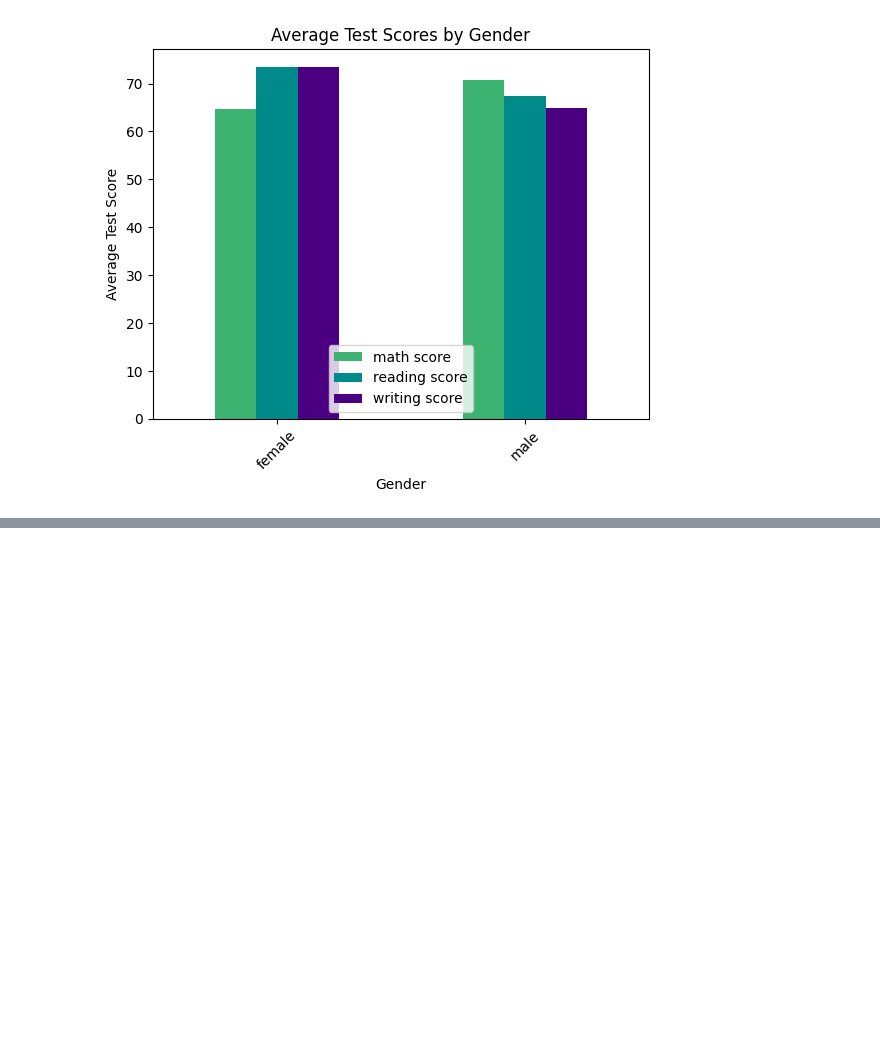
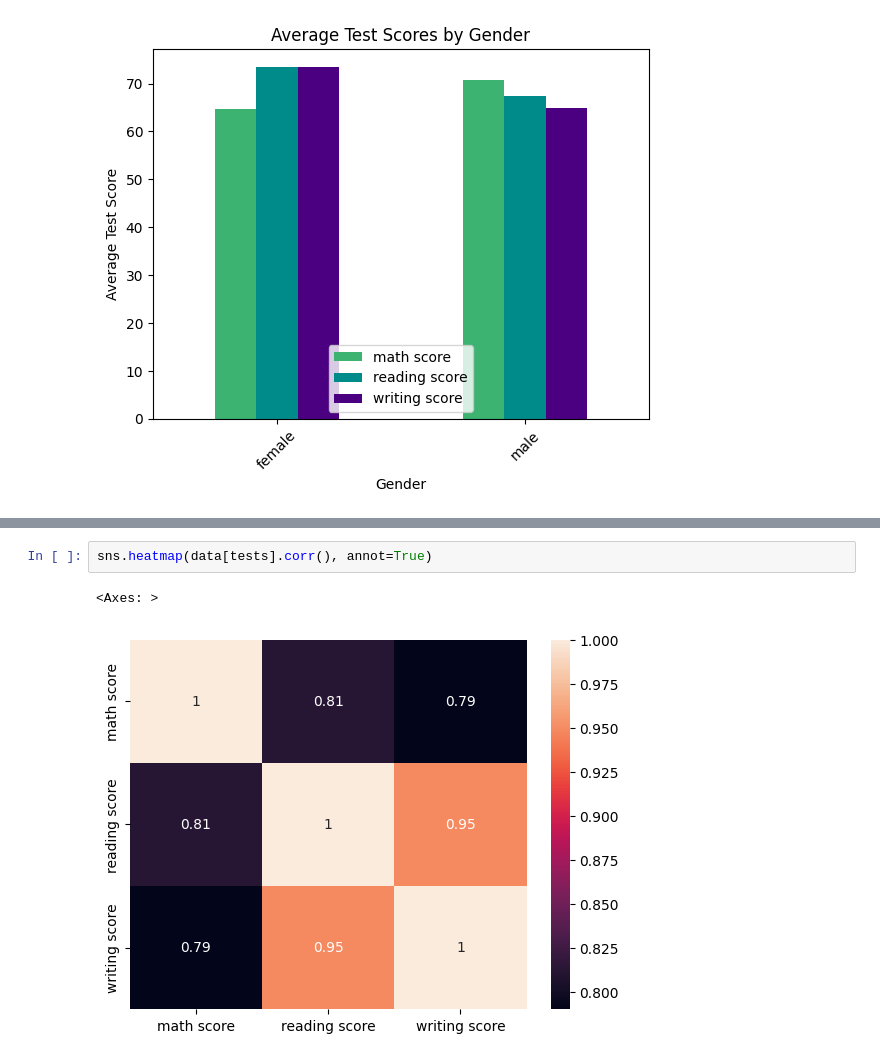
Before and after one commit to DanielPopoola/data-science-projects, a Jupyter notebook: Student-Performance-Prediction.ipynb, the cells around one changed output, grey strips where cells are left out. Cells and saved outputs as stored; diff of their text form; blank space fills up the shorter version.

```diff
--- a/Student-Performance-Prediction.ipynb
+++ b/Student-Performance-Prediction.ipynb
@@ -93,0 +125,5 @@ plt.show()
+# %%
+sns.heatmap(data[tests].corr(), annot=True)
+# %% [output]
+<Axes: >
+[figure, added]
```
Also changed, not shown: parts of 3 cells of this notebook.
